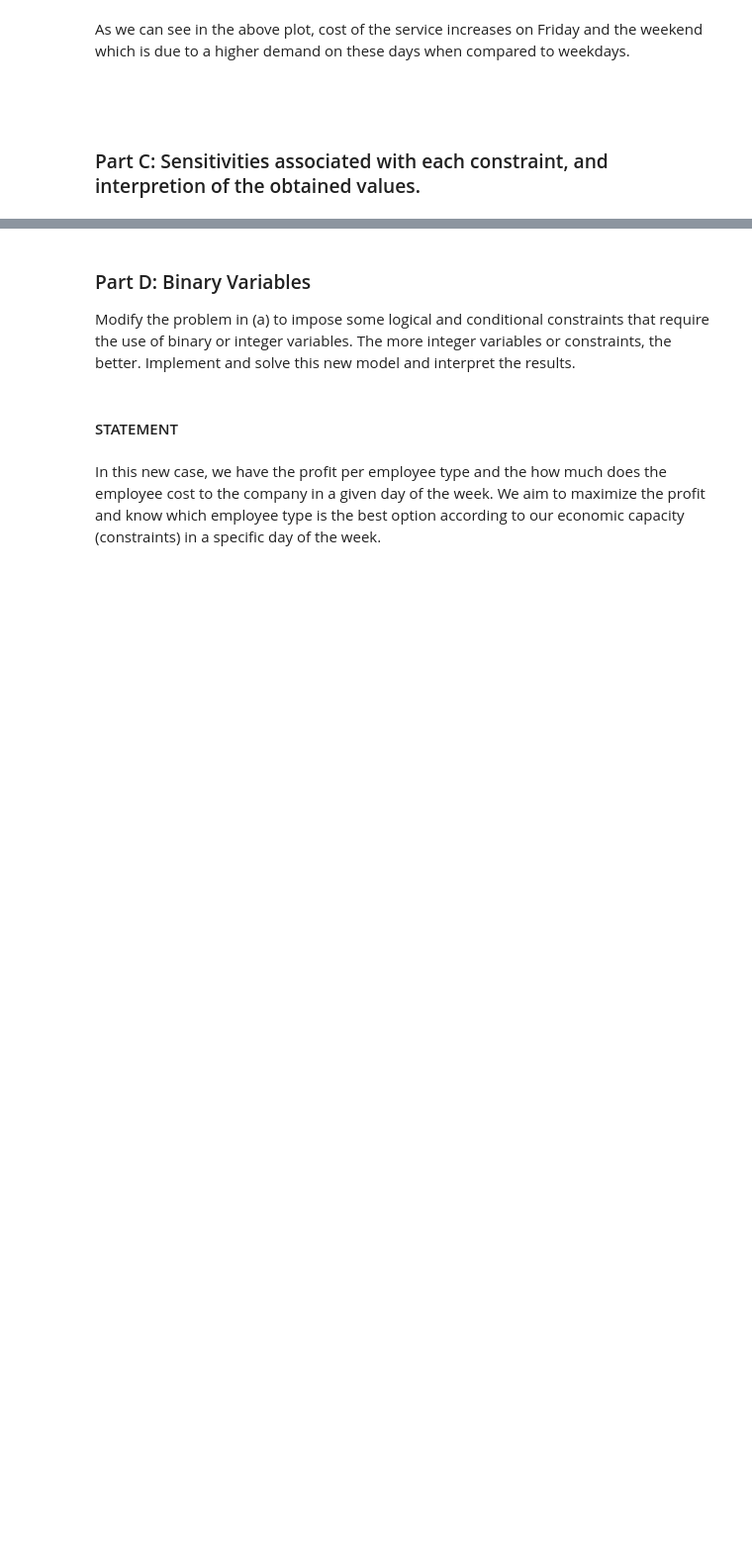
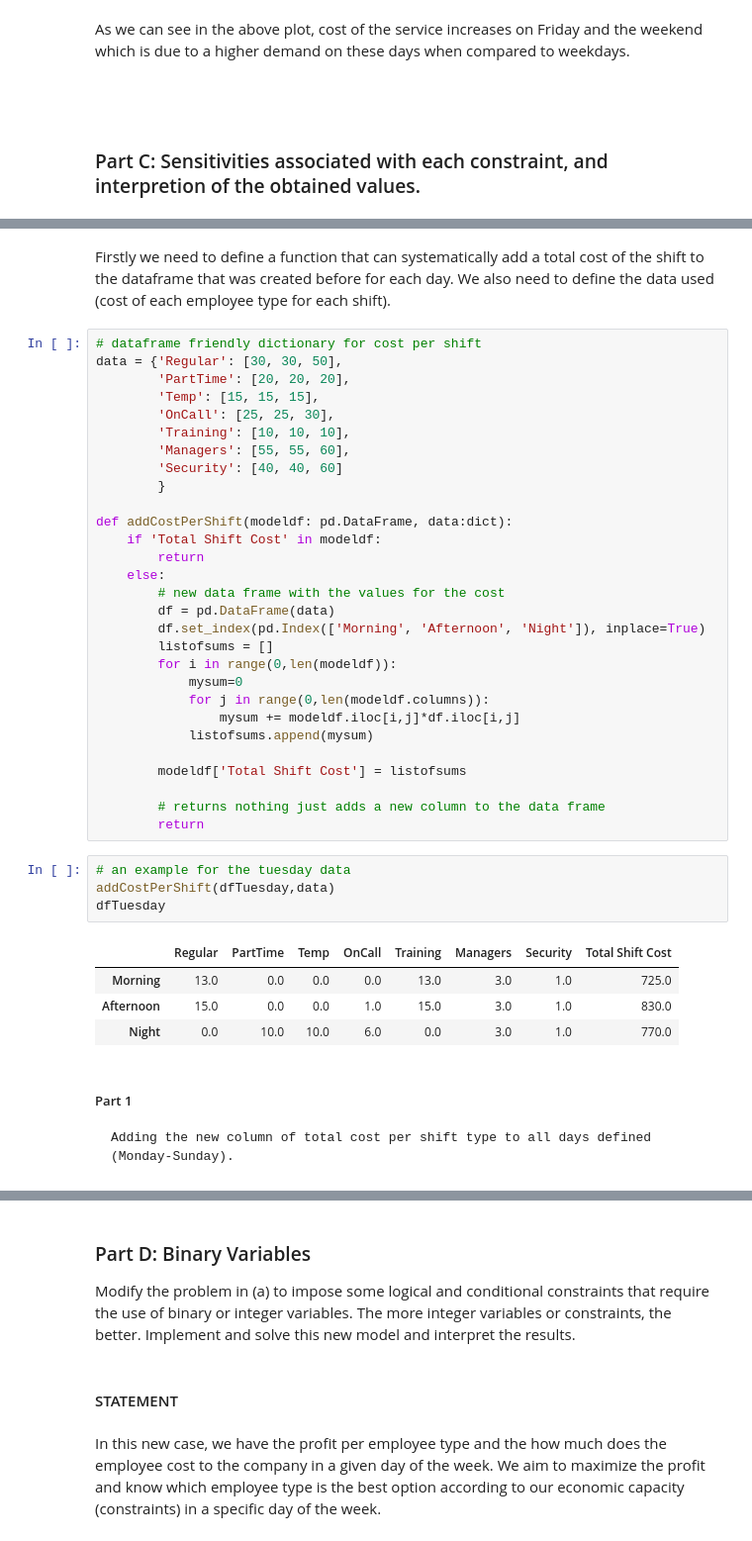
Before and after one commit to Medafoui/HW1-optimization, a Jupyter notebook: AFIF-MOHAMED-VAZQUEZ-RICARDO-HW1.ipynb, the cells around one changed output, grey strips where cells are left out. Shown at 99% size. Drawn from its saved outputs; the diff is of its cells as text; blank space fills up the shorter version.

```diff
--- a/AFIF-MOHAMED-VAZQUEZ-RICARDO-HW1.ipynb
+++ b/AFIF-MOHAMED-VAZQUEZ-RICARDO-HW1.ipynb
@@ -529,0 +556,44 @@ As we can see in the above plot, cost of the service increases on Friday and the
+# %% [markdown]
+Firstly we need to define a function that can systematically add a total cost of the shift to the dataframe that was created before for each day. We also need to define the data used (cost of each employee type for each shift).
+# %%
+# dataframe friendly dictionary for cost per shift
+data = {'Regular': [30, 30, 50],
+        'PartTime': [20, 20, 20],
+        'Temp': [15, 15, 15],
+        'OnCall': [25, 25, 30],
+        'Training': [10, 10, 10],
+        'Managers': [55, 55, 60],
+        'Security': [40, 40, 60]
+        }
+
+def addCostPerShift(modeldf: pd.DataFrame, data:dict):
+    if 'Total Shift Cost' in modeldf:
+        return
+    else:
+        # new data frame with the values for the cost
+        df = pd.DataFrame(data)
+        df.set_index(pd.Index(['Morning', 'Afternoon', 'Night']), inplace=True)
+        listofsums = []
+        for i in range(0,len(modeldf)):
+            mysum=0
+            for j in range(0,len(modeldf.columns)):
+                mysum += modeldf.iloc[i,j]*df.iloc[i,j]
+            listofsums.append(mysum)
+
+        modeldf['Total Shift Cost'] = listofsums
+
+        # returns nothing just adds a new column to the data frame
+        return
+# %%
+# an example for the tuesday data
+addCostPerShift(dfTuesday,data)
+dfTuesday
+# %% [output]
+|  | Regular | PartTime | Temp | OnCall | Training | Managers | Security | Total Shift Cost |
+| Morning | 13.0 | 0.0 | 0.0 | 0.0 | 13.0 | 3.0 | 1.0 | 725.0 |
+| Afternoon | 15.0 | 0.0 | 0.0 | 1.0 | 15.0 | 3.0 | 1.0 | 830.0 |
+| Night | 0.0 | 10.0 | 10.0 | 6.0 | 0.0 | 3.0 | 1.0 | 770.0 |
+# %% [markdown]
+##### Part 1
+
+    Adding the new column of total cost per shift type to all days defined (Monday-Sunday).
```
Also changed, not shown: parts of 15 cells of this notebook, 1 other file.
